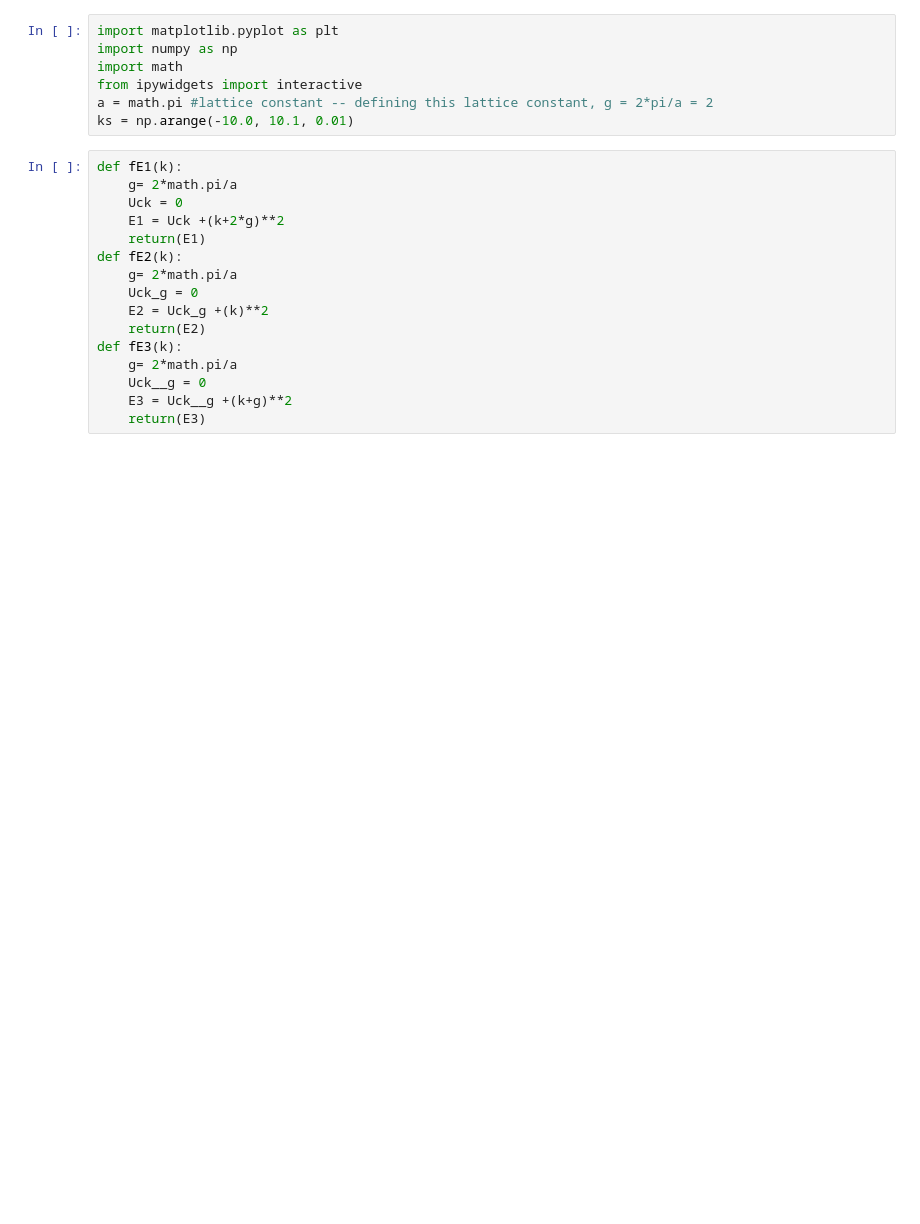
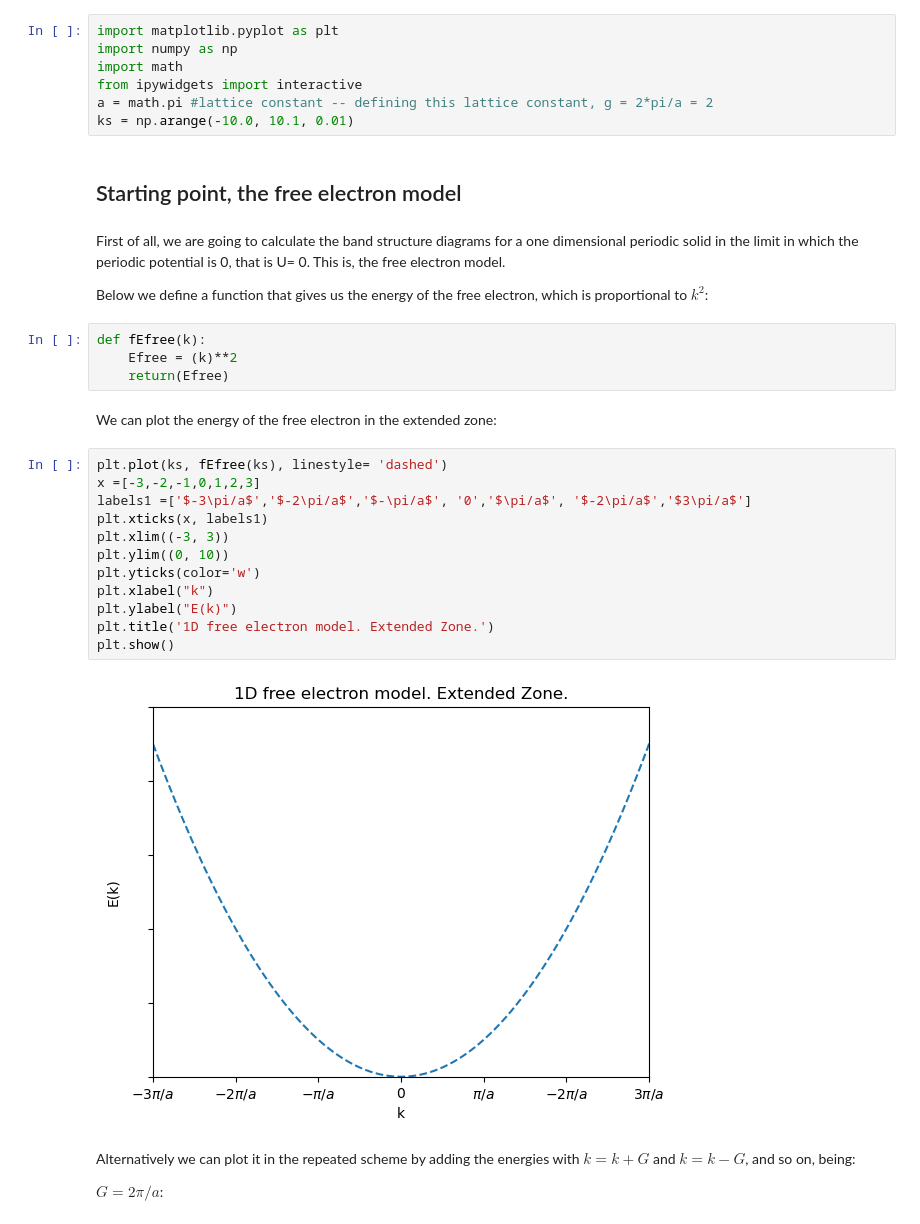
Before and after one commit to moontreero/Nearly_free_electron_model, a Jupyter notebook: Nearly_free_electron_model.ipynb, the cells around one changed output. Drawn from its saved outputs; the diff is of its cells as text; blank space fills up the shorter version.

```diff
--- a/Nearly_free_electron_model.ipynb
+++ b/Nearly_free_electron_model.ipynb
@@ -7,19 +7,33 @@ import math
 from ipywidgets import interactive
 a = math.pi #lattice constant -- defining this lattice constant, g = 2*pi/a = 2
 ks = np.arange(-10.0, 10.1, 0.01)
-# %%
-def fE1(k):
-    g= 2*math.pi/a
-    Uck = 0
-    E1 = Uck +(k+2*g)**2
-    return(E1)
-def fE2(k):
-    g= 2*math.pi/a
-    Uck_g = 0
-    E2 = Uck_g +(k)**2
-    return(E2)
-def fE3(k):
-    g= 2*math.pi/a
-    Uck__g = 0
-    E3 = Uck__g +(k+g)**2
-    return(E3)
+# %% [markdown]
+## Starting point, the free electron model
+# %% [markdown]
+First of all, we are going to calculate the band structure diagrams for a one dimensional periodic solid in the limit in which the periodic potential is 0, that is U= 0. This is, the free electron model.
+
+Below we define a function that gives us the energy of the free electron, which is proportional to $k^2$:
+# %%
+def fEfree(k):
+    Efree = (k)**2
+    return(Efree)
+# %% [markdown]
+We can plot the energy of the free electron in the extended zone:
+# %%
+plt.plot(ks, fEfree(ks), linestyle= 'dashed')
+x =[-3,-2,-1,0,1,2,3]
+labels1 =['$-3\pi/a$','$-2\pi/a$','$-\pi/a$', '0','$\pi/a$', '$-2\pi/a$','$3\pi/a$']
+plt.xticks(x, labels1)
+plt.xlim((-3, 3))
+plt.ylim((0, 10))
+plt.yticks(color='w')
+plt.xlabel("k")
+plt.ylabel("E(k)")
+plt.title('1D free electron model. Extended Zone.')
+plt.show()
+# %% [output]
+[figure, added]
+# %% [markdown]
+Alternatively we can plot it in the repeated scheme by adding the energies with $k = k + G$ and $k = k-G$, and so on, being:
+
+$G = 2\pi/a$:
```
Also changed, not shown: parts of 18 cells of this notebook, 1 other file.
